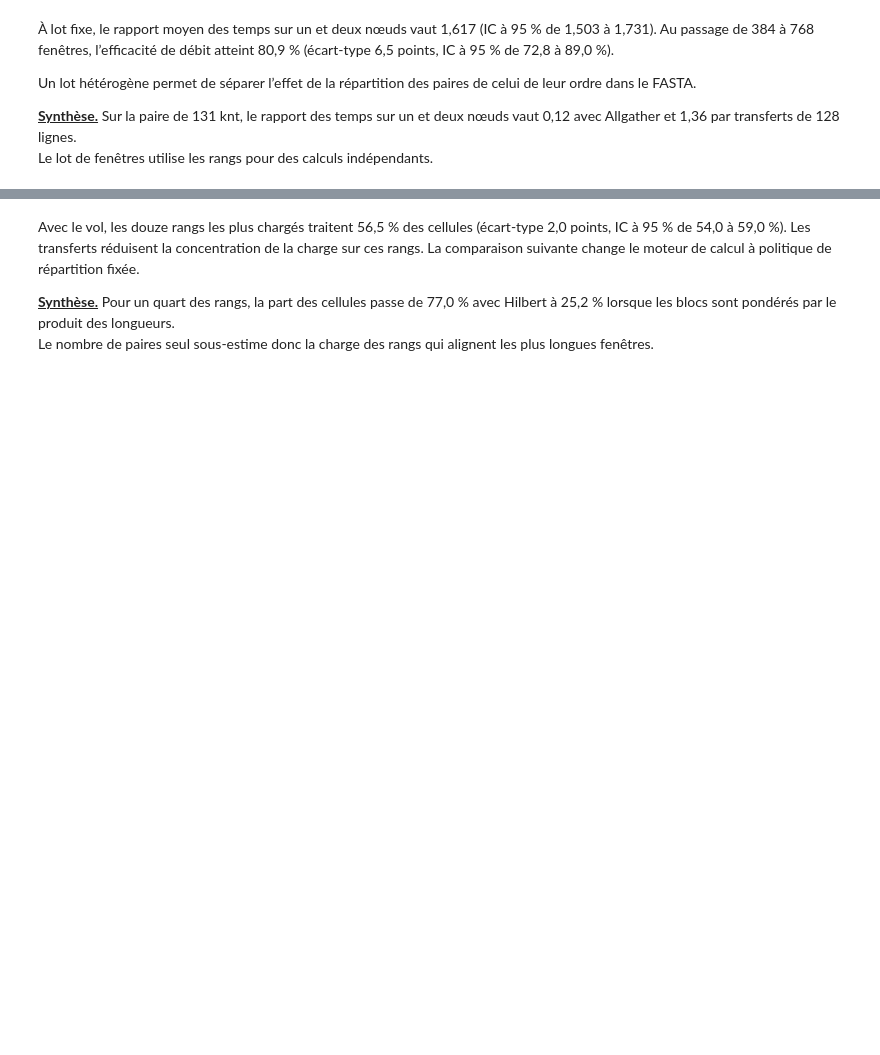
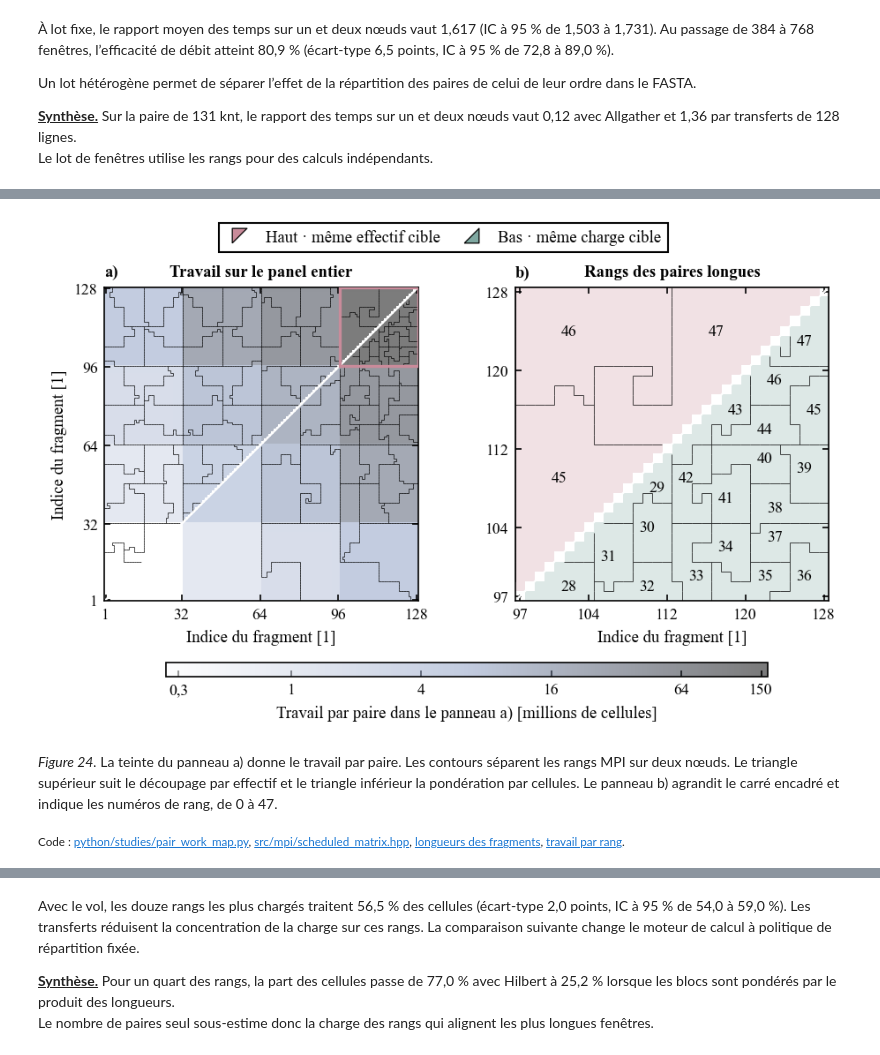
Before and after one commit to wolf75222/nvpd-edit-distance, a Jupyter notebook: notebooks/profil_nvpd.ipynb, the cells around one changed output, grey strips where cells are left out. Drawn from its saved outputs; the diff is of its cells as text; code cells hidden in the pictures; blank space fills up the shorter version.

```diff
--- a/notebooks/profil_nvpd.ipynb
+++ b/notebooks/profil_nvpd.ipynb
@@ -2034,0 +2044,22 @@ nv_save(ms_fig, "distributed/ordonnancement")
+# %%
+from studies.schedules import make_figure as ms_make_figure
+
+ms_path = RES / "mpi/schedules/839194"
+ms_t = nv_csv(ms_path / "trials.csv")
+assert ms_t.groupby(["layout", "schedule", "nodes"]).block.nunique().eq(5).all()
+assert ms_t.canonical_scores_sha256.nunique() == ms_t.cells.nunique() == 1
+for (ms_layout, ms_policy), ms_rows in ms_t.groupby(["layout", "schedule"]):
+    ms_2 = ms_rows[ms_rows.nodes.eq(2)]
+    for ms_col, ms_scale in [("gcups", 1), ("max_mean_rank_cells", 1), ("busy_fraction", 100)]:
+        nv_stats.add(23, ms_col, ms_layout, ms_policy, ms_2[ms_col] * ms_scale, "fresh_mpi_launch")
+    ms_grid = ms_rows.pivot(index="block", columns="nodes", values="seconds")
+    nv_stats.add(
+        23,
+        "strong_efficiency_percent",
+        ms_layout,
+        ms_policy,
+        50 * ms_grid[1] / ms_grid[2],
+        "paired_mpi_launches",
+    )
+ms_fig = ms_make_figure(ROOT)
+nv_save(ms_fig, "distributed/ordonnancement")
@@ -2040,0 +2088,17 @@ Les 128 fenêtres donnent 8 128 paires et 181 418 301 166 cellules dans chacun d
+# %%
+from studies.pair_work_map import make_figure as pm_make_figure, work_map as pm_work_map
+
+pm_costs, pm_owners, pm_summary = pm_work_map(ROOT)
+for pm_metric in ("pairs", "pairs_total", "cells", "cells_total", "min_length", "max_length"):
+    nv_stats.add(24, pm_metric, "sorted_chr21_windows", "longest_quartile",
+                 [pm_summary[pm_metric]], "complete_pair_matrix", independent=False)
+for pm_policy in ("hilbert", "hilbert-weighted"):
+    nv_stats.add(24, "ranks_with_mutual_pairs", pm_policy, "longest_quartile",
+                 [pm_summary[pm_policy]], "fixed_assignment", independent=False)
+nv_save(pm_make_figure(pm_costs, pm_owners), "distributed/carte_paires", vector=True, alt='Travail par paire de fenêtres du chromosome 21 et attribution aux rangs MPI sur le parcours de Hilbert.')
+# %% [output]
+[figure, added]
+# %% [markdown]
+*Figure 24.* La teinte du panneau a) donne le travail par paire. Les contours séparent les rangs MPI sur deux nœuds. Le triangle supérieur suit le découpage par effectif et le triangle inférieur la pondération par cellules. Le panneau b) agrandit le carré encadré et indique les numéros de rang, de 0 à 47.
+
+<sub>Code : [python/studies/pair_work_map.py](../python/studies/pair_work_map.py), [src/mpi/scheduled_matrix.hpp](../src/mpi/scheduled_matrix.hpp), [longueurs des fragments](../results/mpi/schedules/windows.tsv), [travail par rang](../results/mpi/schedules/839194/rank_work.csv).</sub>
```
Also changed, not shown: parts of 174 cells of this notebook, 27 other files.
